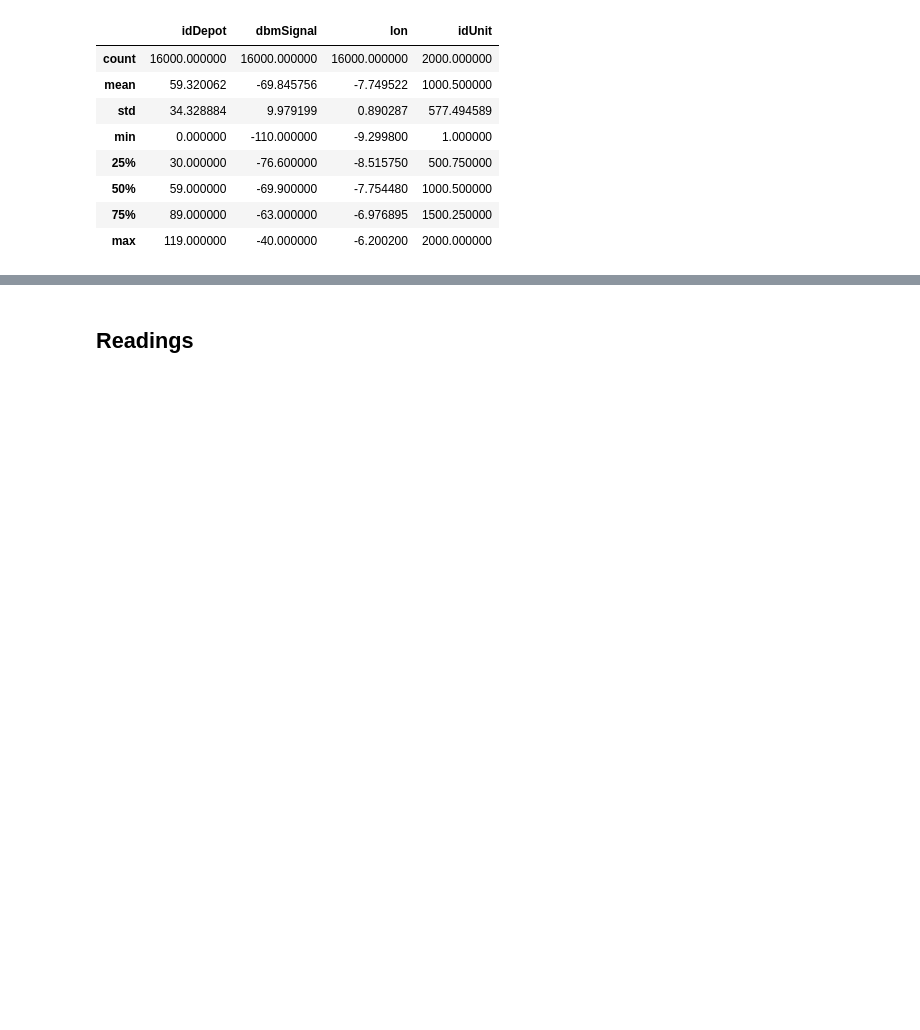
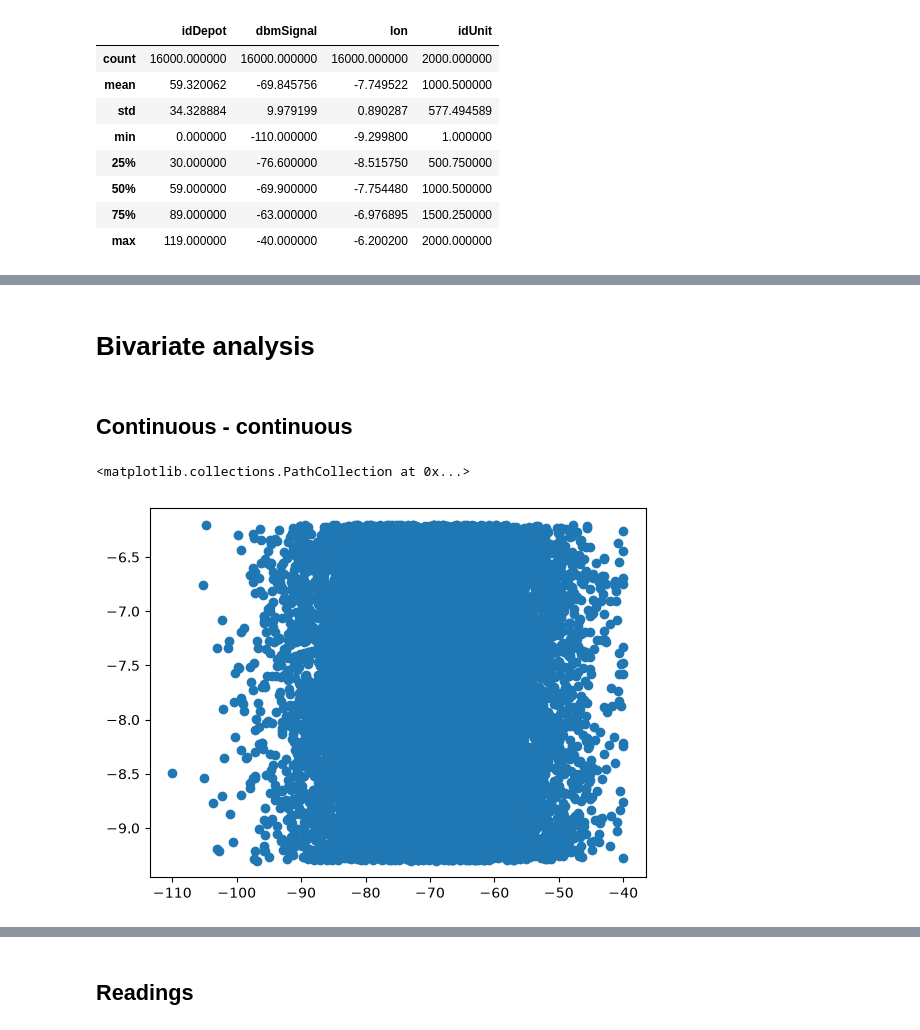
Before and after one commit to CIEXYZ/IAU_Kysil_Petrishka, a Jupyter notebook: src/phase1.ipynb, the cells around one changed output, grey strips where cells are left out. Saved outputs shown, nothing was run; the diff lists cells and outputs as text; code cells hidden in the pictures; blank space fills up the shorter version.

```diff
--- a/src/phase1.ipynb
+++ b/src/phase1.ipynb
@@ -173,0 +134,9 @@ array([[<Axes: title={'center': 'idDepot'}>,
+# %% [markdown]
+# Bivariate analysis
+# %% [markdown]
+## Continuous - continuous
+# %%
+plt.scatter(gateways_df.dbmSignal, gateways_df.lon)
+# %% [output]
+<matplotlib.collections.PathCollection at 0x...>
+[figure, added]
```
Also changed, not shown: parts of 29 cells of this notebook.
